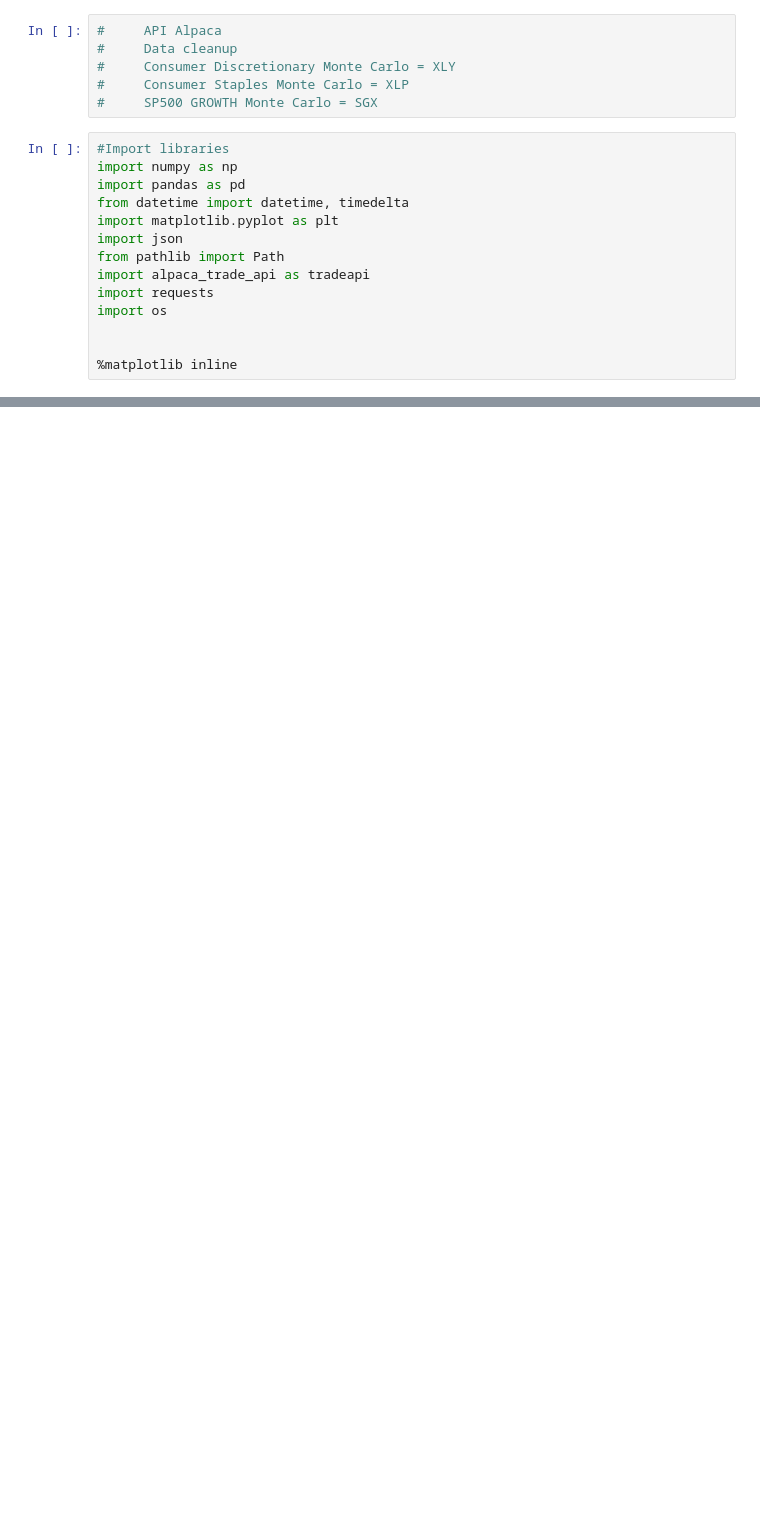
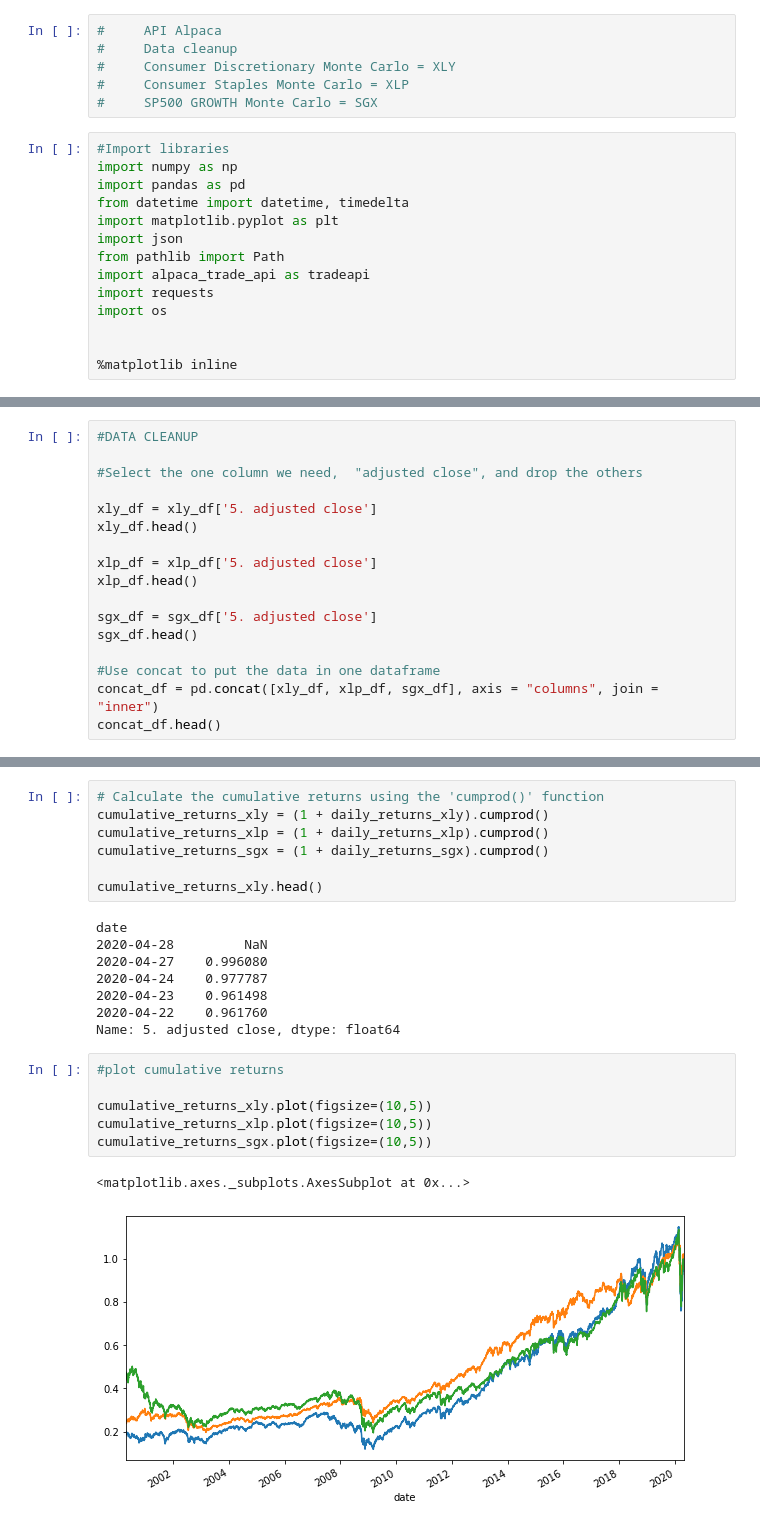
Before and after one commit to bkayratkyzy/Monte_Carlo_Simulations, a Jupyter notebook: notebooks/kelly.ipynb, the cells around one changed output, grey strips where cells are left out. Saved outputs shown, nothing was run; the diff lists cells and outputs as text; blank space fills up the shorter version.

```diff
--- a/notebooks/kelly.ipynb
+++ b/notebooks/kelly.ipynb
@@ -50,0 +55,17 @@ for sim in range(iterations):
+# %%
+#DATA CLEANUP
+
+#Select the one column we need,  "adjusted close", and drop the others
+
+xly_df = xly_df['5. adjusted close']
+xly_df.head()
+
+xlp_df = xlp_df['5. adjusted close']
+xlp_df.head()
+
+sgx_df = sgx_df['5. adjusted close']
+sgx_df.head()
+
+#Use concat to put the data in one dataframe
+concat_df = pd.concat([xly_df, xlp_df, sgx_df], axis = "columns", join = "inner")
+concat_df.head()
@@ -50,0 +240,24 @@ for sim in range(iterations):
+# %%
+# Calculate the cumulative returns using the 'cumprod()' function
+cumulative_returns_xly = (1 + daily_returns_xly).cumprod()
+cumulative_returns_xlp = (1 + daily_returns_xlp).cumprod()
+cumulative_returns_sgx = (1 + daily_returns_sgx).cumprod()
+
+cumulative_returns_xly.head()
+# %% [output]
+date
+2020-04-28         NaN
+2020-04-27    0.996080
+2020-04-24    0.977787
+2020-04-23    0.961498
+2020-04-22    0.961760
+Name: 5. adjusted close, dtype: float64
+# %%
+#plot cumulative returns
+
+cumulative_returns_xly.plot(figsize=(10,5))
+cumulative_returns_xlp.plot(figsize=(10,5))
+cumulative_returns_sgx.plot(figsize=(10,5))
+# %% [output]
+<matplotlib.axes._subplots.AxesSubplot at 0x...>
+[figure, added]
```
Also changed, not shown: parts of 22 cells of this notebook.
